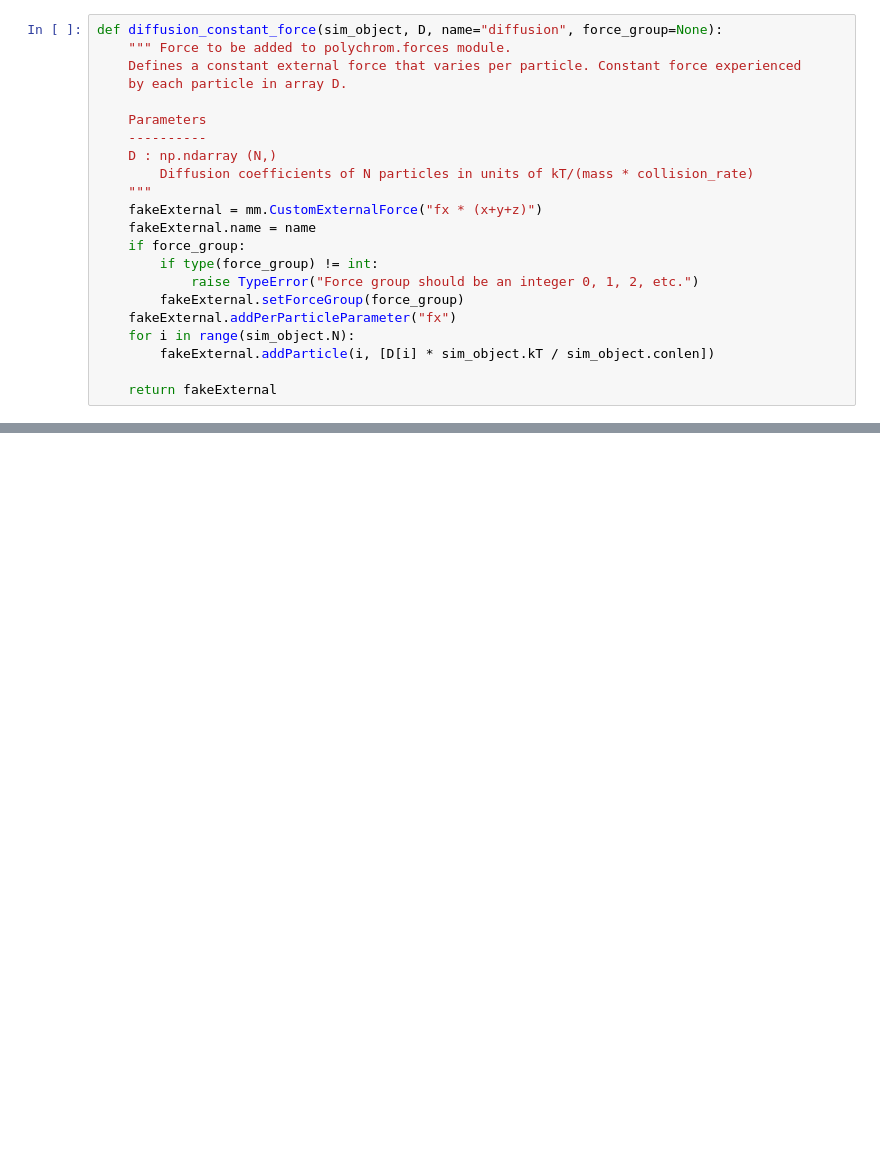
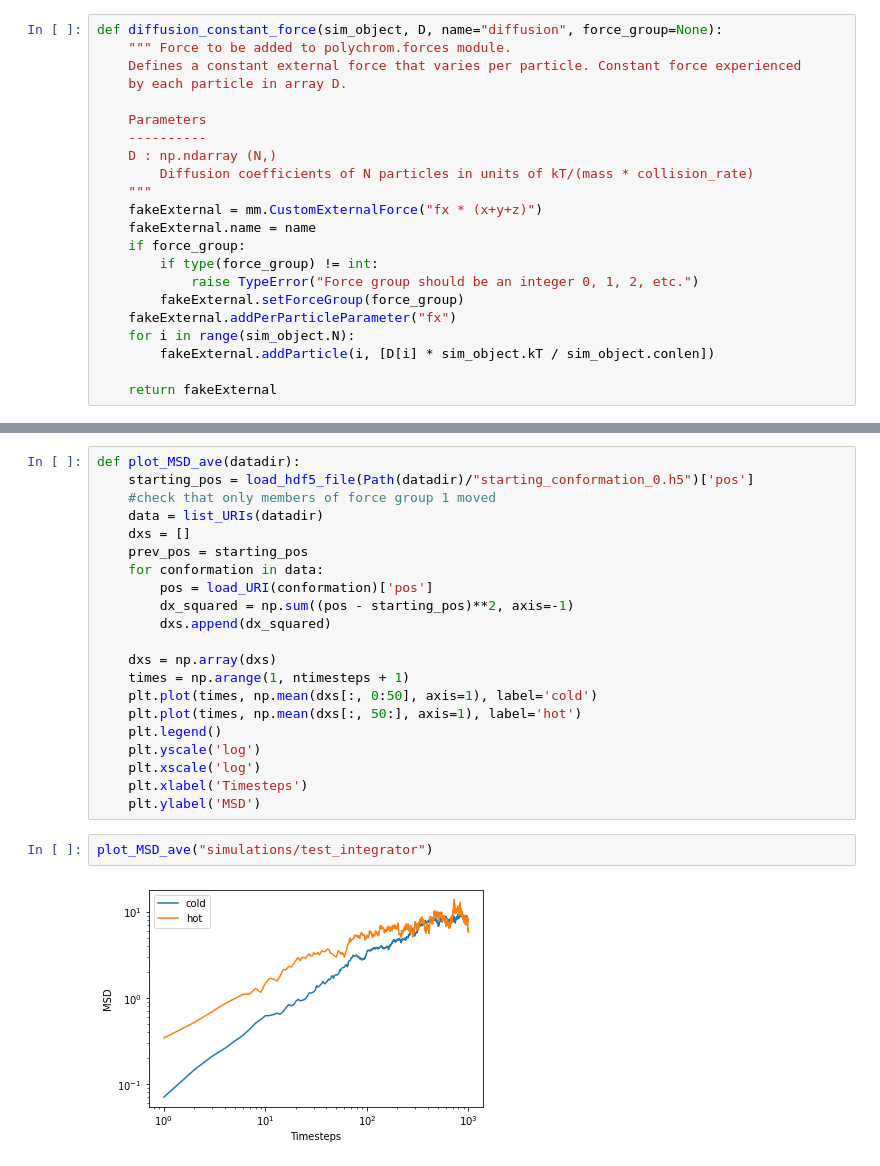
Before and after one commit to open2c/polychrom, a Jupyter notebook: custom_integrator.ipynb, the cells around one changed output, grey strips where cells are left out. Cells and saved outputs as stored; diff of their text form; blank space fills up the shorter version.

```diff
--- a/custom_integrator.ipynb
+++ b/custom_integrator.ipynb
@@ -129,0 +565,25 @@ IntegrationFailError: Coordinates are NANs
+# %%
+def plot_MSD_ave(datadir):
+    starting_pos = load_hdf5_file(Path(datadir)/"starting_conformation_0.h5")['pos']
+    #check that only members of force group 1 moved
+    data = list_URIs(datadir)
+    dxs = []
+    prev_pos = starting_pos
+    for conformation in data:
+        pos = load_URI(conformation)['pos']
+        dx_squared = np.sum((pos - starting_pos)**2, axis=-1)
+        dxs.append(dx_squared)
+
+    dxs = np.array(dxs)
+    times = np.arange(1, ntimesteps + 1)
+    plt.plot(times, np.mean(dxs[:, 0:50], axis=1), label='cold')
+    plt.plot(times, np.mean(dxs[:, 50:], axis=1), label='hot')
+    plt.legend()
+    plt.yscale('log')
+    plt.xscale('log')
+    plt.xlabel('Timesteps')
+    plt.ylabel('MSD')
+# %%
+plot_MSD_ave("simulations/test_integrator")
+# %% [output]
+[figure, added]
```
Also changed, not shown: parts of 31 cells of this notebook, 4 other files.
